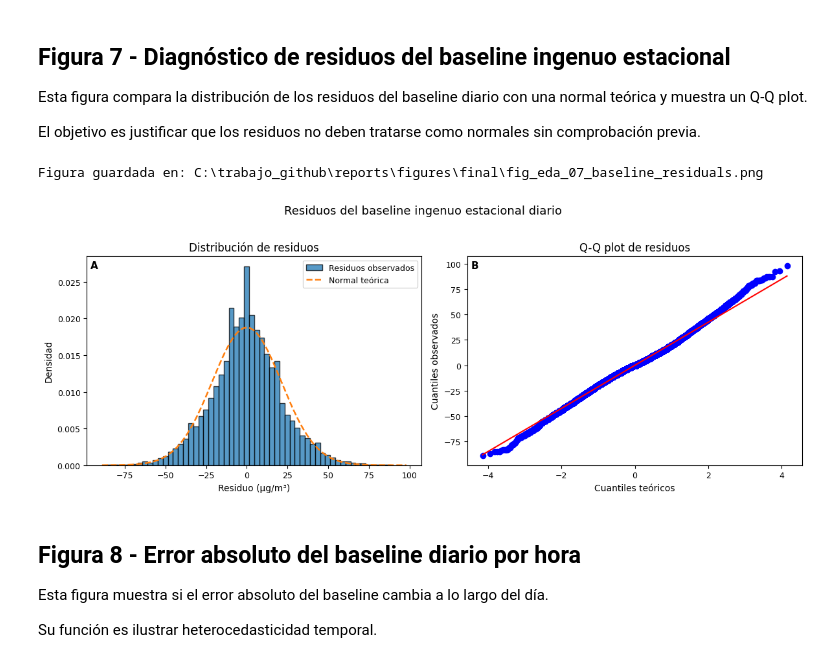
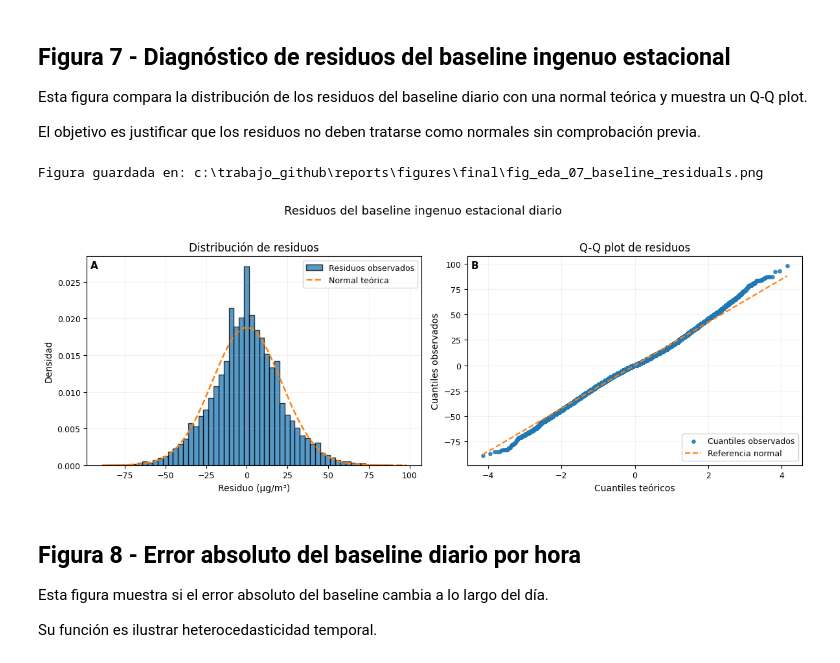
Before and after one commit to hipenation2142/trabajo, a Jupyter notebook: notebooks/01b_eda_final_figures.ipynb, the cells around one changed output. Drawn from its saved outputs; the diff is of its cells as text; code cells hidden in the pictures.

```diff
--- a/notebooks/01b_eda_final_figures.ipynb
+++ b/notebooks/01b_eda_final_figures.ipynb
@@ -752,11 +752,15 @@ residuals_lag_24 = baseline_df["residual_lag_24"].dropna()
 
 fig, axes = plt.subplots(1, 2, figsize=(12, 4.5))
 
+# Se fija un azul coherente entre el histograma y el Q-Q plot.
+residuals_color = "tab:blue"
+
 axes[0].hist(
     residuals_lag_24,
     bins=60,
     density=True,
     edgecolor="black",
+    color=residuals_color,
     alpha=0.75,
     label="Residuos observados",
 )
@@ -772,36 +776,80 @@ normal_density = stats.norm.pdf(
     loc=residuals_lag_24.mean(),
     scale=residuals_lag_24.std(),
 )
 
 axes[0].plot(
     x_values,
     normal_density,
     linestyle="--",
     linewidth=1.8,
+    color="tab:orange",
     label="Normal teórica",
 )
 
 axes[0].set_title("Distribución de residuos")
 axes[0].set_xlabel("Residuo (µg/m³)")
 axes[0].set_ylabel("Densidad")
 axes[0].legend()
+axes[0].grid(alpha=0.20, linewidth=0.6)
 add_panel_label(axes[0], "A")
 
-stats.probplot(residuals_lag_24, dist="norm", plot=axes[1])
+# Se calcula el Q-Q plot manualmente para controlar mejor el estilo.
+theoretical_quantiles, observed_quantiles = stats.probplot(
+    residuals_lag_24,
+    dist="norm",
+    fit=False,
+)
+
+slope, intercept, _ = stats.probplot(
+    residuals_lag_24,
+    dist="norm",
+    fit=True,
+)[1]
+
+axes[1].scatter(
+    theoretical_quantiles,
+    observed_quantiles,
+    s=14,
+    color=residuals_color,
+    alpha=0.85,
+    label="Cuantiles observados",
+)
+
+x_line = np.array([
+    theoretical_quantiles.min(),
+    theoretical_quantiles.max(),
+])
+
+axes[1].plot(
+    x_line,
+    slope * x_line + intercept,
+    color="tab:orange",
+    linestyle="--",
+    linewidth=1.6,
+    label="Referencia normal",
+)
+
+axes[1].legend(
+    loc="lower right",
+    frameon=True,
+    framealpha=0.90,
+)
+
 axes[1].set_title("Q-Q plot de residuos")
 axes[1].set_xlabel("Cuantiles teóricos")
 axes[1].set_ylabel("Cuantiles observados")
+axes[1].grid(alpha=0.20, linewidth=0.6)
 add_panel_label(axes[1], "B")
 
 fig.suptitle("Residuos del baseline ingenuo estacional diario", y=1.02)
 fig.tight_layout()
 
 save_final_figure(fig, "fig_eda_07_baseline_residuals.png")
 
 plt.show()
 # %% [output]
-Figura guardada en: C:\trabajo_github\reports\figures\final\fig_eda_07_baseline_residuals.png
+Figura guardada en: c:\trabajo_github\reports\figures\final\fig_eda_07_baseline_residuals.png
-[figure, old version]
+[figure, new version]
 # %% [markdown]
 ## Figura 8 - Error absoluto del baseline diario por hora
 
```
Also changed, not shown: parts of 10 cells of this notebook, 3 other files.
